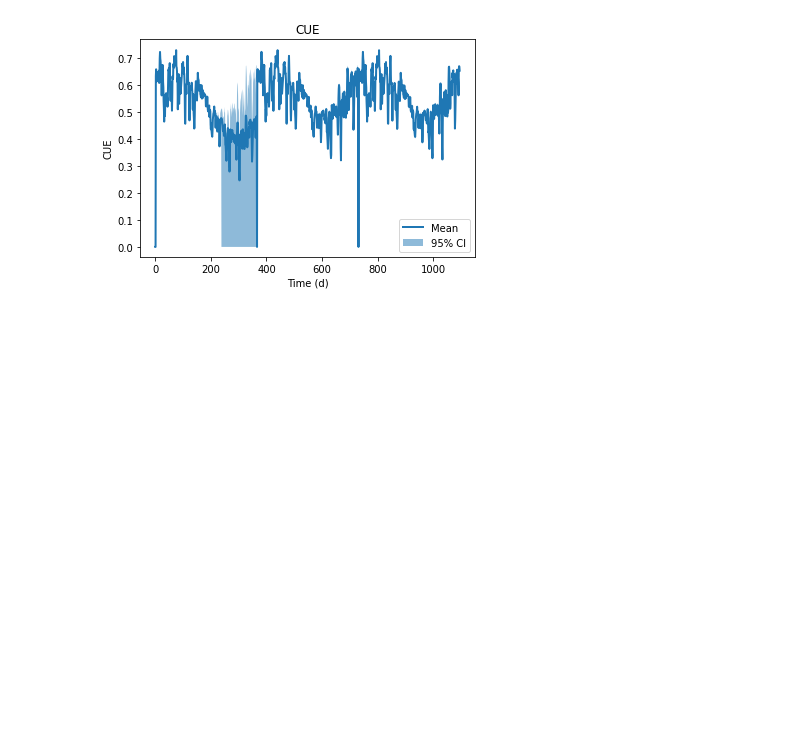
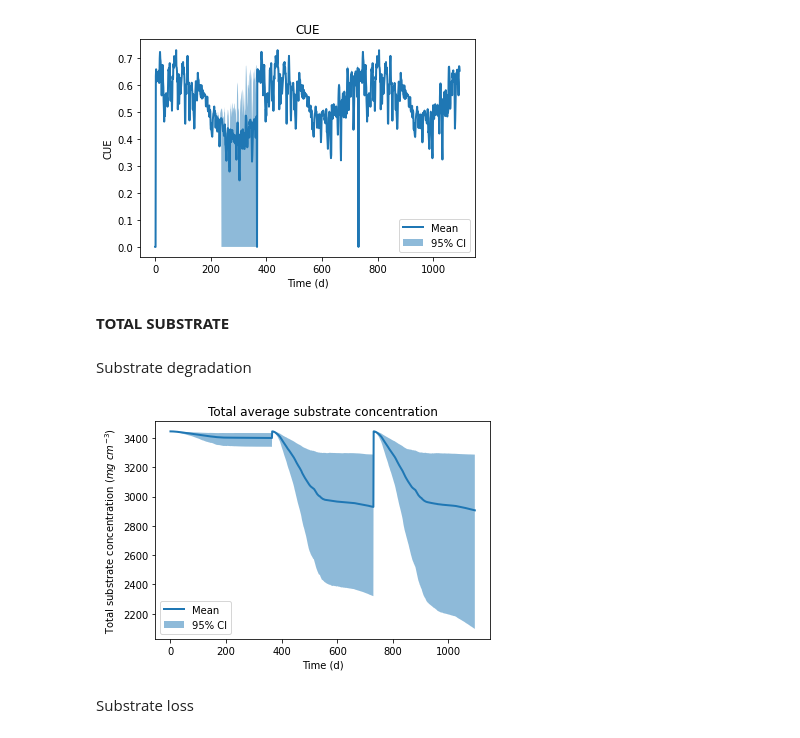
Before and after one commit to DEMENT-Model/DEMENT_toy, a Jupyter notebook: plotting.ipynb, the cells around one changed output. Drawn from its saved outputs; the diff is of its cells as text; code cells hidden in the pictures; blank space fills up the shorter version.

```diff
--- a/plotting.ipynb
+++ b/plotting.ipynb
@@ -13,7 +13,7 @@ from plotnine import *
 # %%
 import pprint, pickle
 
-pkl_file = open('/content/results_dement.pkl', 'rb')
+pkl_file = open('/content/drive/MyDrive/results_dement.pkl', 'rb')
 data1 = pickle.load(pkl_file)
 pkl_file.close()
 # %% [markdown]
@@ -70,3 +70,31 @@ ax.legend()
 fig.show()
 # %% [output]
 [figure]
+# %% [markdown]
+**TOTAL SUBSTRATE**
+# %% [markdown]
+Substrate degradation
+# %%
+Subst_tot = []
+
+for i in tt:
+    Subst_tot.append(data1[int(i)].SubstratesSeries)
+
+Sub_sum     = np.mean((np.array(Subst_tot).sum(axis=1)),axis=0)
+Sub_05      = np.percentile((np.array(Subst_tot).sum(axis=1)),5,axis=0)
+Sub_95      = np.percentile((np.array(Subst_tot).sum(axis=1)),95,axis=0)
+# %%
+fig, ax = plt.subplots()
+
+ax.fill_between(time,Sub_05,Sub_95, alpha=.5, linewidth=0,label="95% CI")
+ax.plot(time,Sub_sum, linewidth=2,label="Mean")
+
+plt.xlabel('Time (d)')
+plt.ylabel('Total substrate concentration ($mg$ $cm^{-3}$)')
+plt.title('Total average substrate concentration')
+ax.legend(loc="lower left")
+fig.show()
+# %% [output]
+[figure, added]
+# %% [markdown]
+Substrate loss
```
Also changed, not shown: parts of 73 cells of this notebook.
